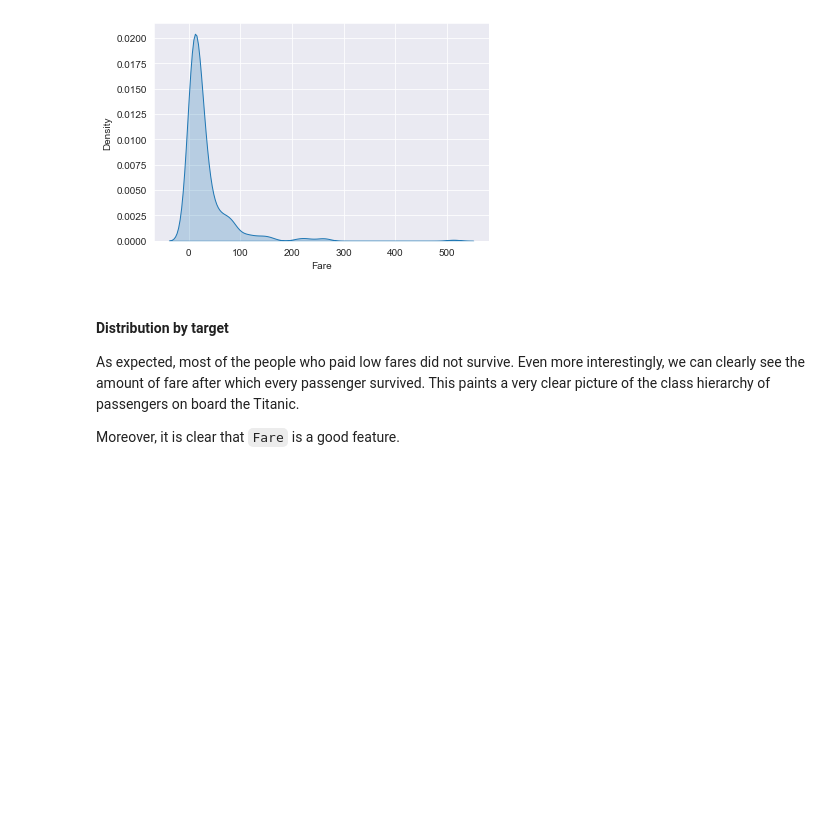
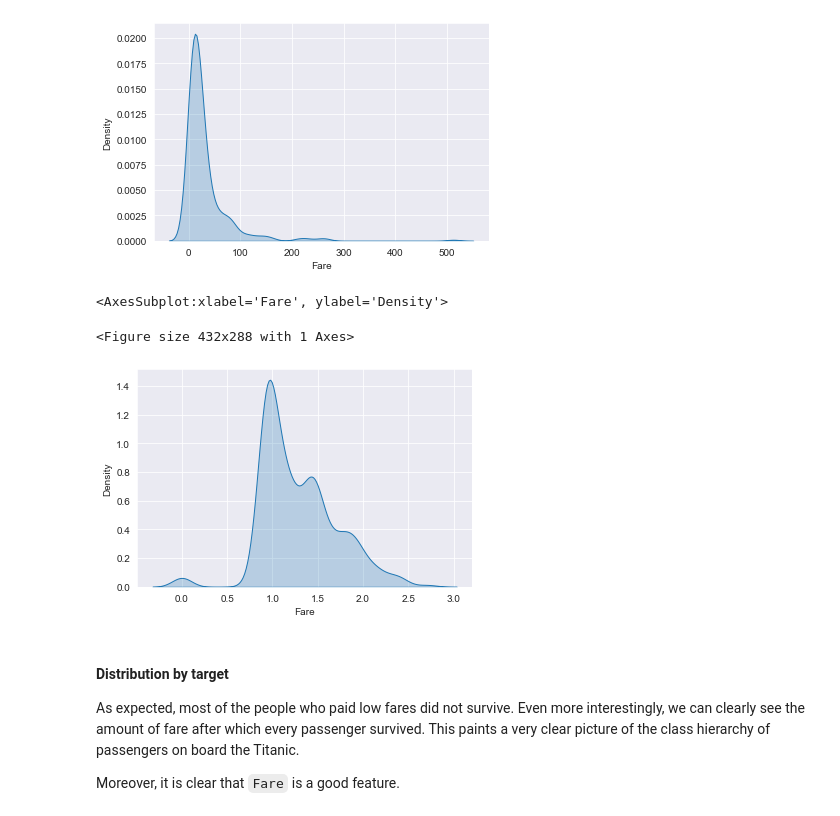
Before and after one commit to MalayAgr/Kaggle-Titanic, a Jupyter notebook: notebooks/eda.ipynb, the cells around one changed output. Cells and saved outputs as stored; diff of their text form; code cells hidden in the pictures; blank space fills up the shorter version.

```diff
--- a/notebooks/eda.ipynb
+++ b/notebooks/eda.ipynb
@@ -292,6 +292,14 @@ sns.kdeplot(data=df, x="Fare", fill=True)
 <AxesSubplot:xlabel='Fare', ylabel='Density'>
 <Figure size 432x288 with 1 Axes>
 [figure]
+# %%
+# log transformation
+# Add a constant to remove divide by 0
+sns.kdeplot(x=np.log10(df["Fare"] + 1), fill=True)
+# %% [output]
+<AxesSubplot:xlabel='Fare', ylabel='Density'>
+<Figure size 432x288 with 1 Axes>
+[figure, added]
 # %% [markdown]
 #### Distribution by target
 
```
Also changed, not shown: parts of 3 cells of this notebook.
